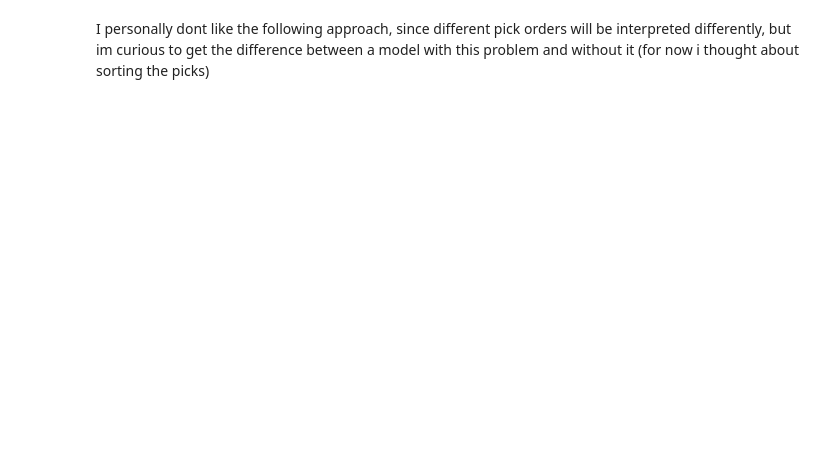
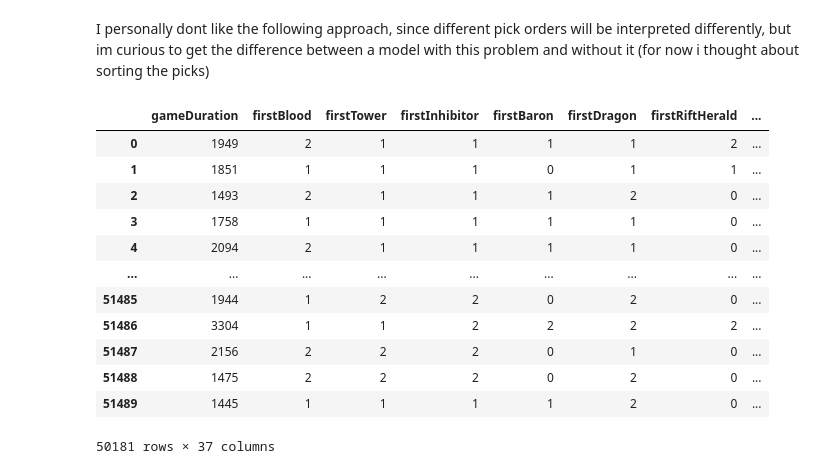
Before and after one commit to guilhermeRaibolt/kaggle_league_analysis, a Jupyter notebook: 1st - League Of Legends/Data Analysis-1.ipynb, the cells around one changed output. Drawn from its saved outputs; the diff is of its cells as text; code cells hidden in the pictures; blank space fills up the shorter version.

Commit message:
modelling fix
fixed sorted_features and added some markdown cells

```diff
--- a/1st - League Of Legends/Data Analysis-1.ipynb
+++ b/1st - League Of Legends/Data Analysis-1.ipynb
@@ -835,14 +821,10 @@ df.drop(['gameId','creationTime','seasonId'],axis=1, inplace=True)
 # %%
+# df_model represents the previous df right after removing the remaked matches
 sum_columns = [columns for columns in df.columns if 'sum' in columns]
-picks_bans = champs_t1 + champs_t2 + bans_t1 + bans_t2
-features = df.drop(['winner','picks','bans','comp','win/lose'] + picks_bans + summoner_columns,axis=1)
 target = df['winner']
+df_model.drop(['gameId','creationTime','seasonId','winner']+bans_t1+bans_t2,axis=1, inplace=True)
 # %% [markdown]
 I personally dont like the following approach, since different pick orders will be interpreted differently, but im curious to get the difference between a model with this problem and without it (for now i thought about sorting the picks)
-# %%
-df_model.columns
-target = df_model['winner']
-features = df_model.drop(['seasonId','winner','gameId','creationTime']+bans_t1+bans_t2+sum_columns, axis=1)
 # %%
 from sklearn.model_selection import train_test_split
 from sklearn.ensemble import RandomForestClassifier
@@ -886,3 +868,19 @@ def model_and_results(features,target):
 
     # Imprimir as importâncias das variáveis
     print('\n\n',importance_df)
+# %%
+features
+# %% [output]
+|  | gameDuration | firstBlood | firstTower | firstInhibitor | firstBaron | firstDragon | firstRiftHerald | ... |
+| 0 | 1949 | 2 | 1 | 1 | 1 | 1 | 2 | ... |
+| 1 | 1851 | 1 | 1 | 1 | 0 | 1 | 1 | ... |
+| 2 | 1493 | 2 | 1 | 1 | 1 | 2 | 0 | ... |
+| 3 | 1758 | 1 | 1 | 1 | 1 | 1 | 0 | ... |
+| 4 | 2094 | 2 | 1 | 1 | 1 | 1 | 0 | ... |
+| ... | ... | ... | ... | ... | ... | ... | ... | ... |
+| 51485 | 1944 | 1 | 2 | 2 | 0 | 2 | 0 | ... |
+| 51486 | 3304 | 1 | 1 | 2 | 2 | 2 | 2 | ... |
+| 51487 | 2156 | 2 | 2 | 2 | 0 | 1 | 0 | ... |
+| 51488 | 1475 | 2 | 2 | 2 | 0 | 2 | 0 | ... |
+| 51489 | 1445 | 1 | 1 | 1 | 1 | 2 | 0 | ... |
+50181 rows × 37 columns
```
Also changed, not shown: parts of 33 cells of this notebook.
